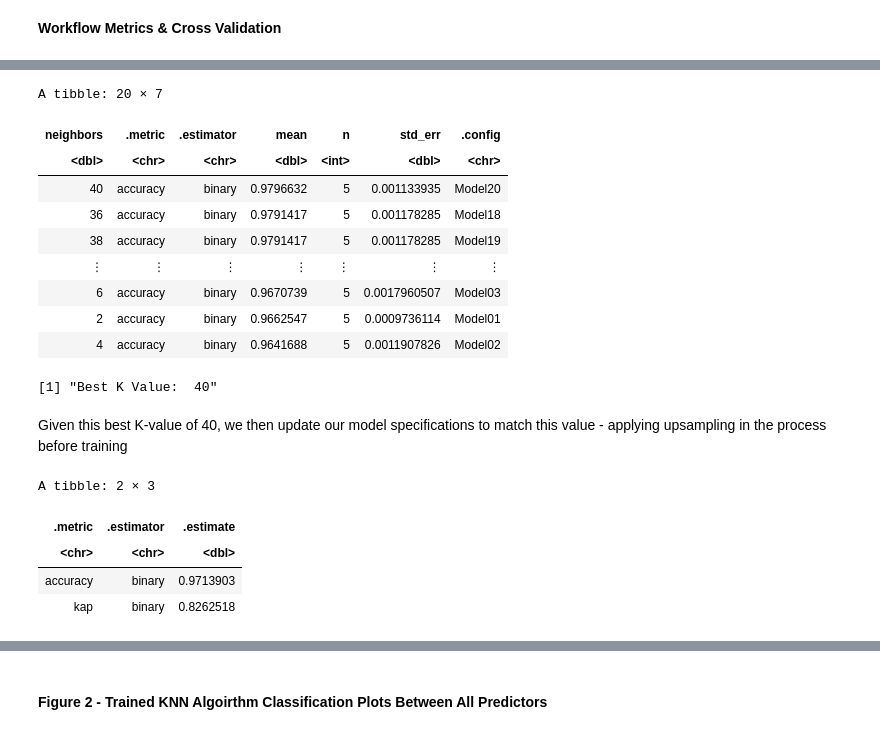
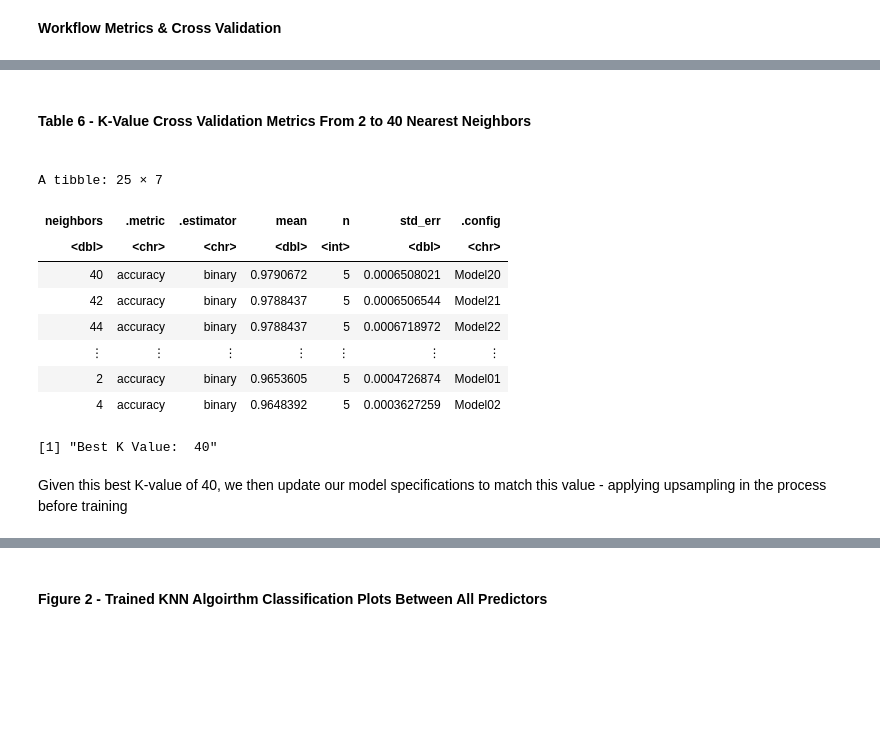
Before and after one commit to Remembria/Group-Analysis-of-Pulsar-Signalling, a Jupyter notebook: Group_Project_Report.ipynb, the cells around one changed output, grey strips where cells are left out. Drawn from its saved outputs; the diff is of its cells as text; code cells hidden in the pictures; blank space fills up the shorter version.

```diff
--- a/Group_Project_Report.ipynb
+++ b/Group_Project_Report.ipynb
@@ -354,6 +354,6 @@ As this first workflow will be used to determine the optimal value of k, we will
 # %%
 pulsar_vfold <- vfold_cv(pulsar_training, v = 5, strata = Class)
-gridvals <- tibble(neighbors = seq(from = 2, to = 40, by = 2))
+gridvals <- tibble(neighbors = seq(from = 2, to = 50, by = 2))
 
 accuracies <- workflow() %>%
     add_model(pulsar_spec) %>%
@@ -380,18 +368,19 @@ A tibble: 20 × 7
+# %% [markdown]
+<h4><b>Table 6</b> - K-Value Cross Validation Metrics From 2 to 40 Nearest Neighbors<h4>
 # %%
-options(repr.matrix.max.rows = 6, repr.matrix.max.cols = 10)
+options(repr.matrix.max.rows = 5, repr.matrix.max.cols = 10)
 accuracies
 print(paste("Best K Value: ", as.character(best_k_value)))
 # %% [output]
-A tibble: 20 × 7
+A tibble: 25 × 7
 | neighbors | .metric | .estimator | mean | n | std_err | .config |
 | <dbl> | <chr> | <chr> | <dbl> | <int> | <dbl> | <chr> |
-| 40 | accuracy | binary | 0.9796632 | 5 | 0.001133935 | Model20 |
-| 36 | accuracy | binary | 0.9791417 | 5 | 0.001178285 | Model18 |
-| 38 | accuracy | binary | 0.9791417 | 5 | 0.001178285 | Model19 |
+| 40 | accuracy | binary | 0.9790672 | 5 | 0.0006508021 | Model20 |
+| 42 | accuracy | binary | 0.9788437 | 5 | 0.0006506544 | Model21 |
+| 44 | accuracy | binary | 0.9788437 | 5 | 0.0006718972 | Model22 |
 | ⋮ | ⋮ | ⋮ | ⋮ | ⋮ | ⋮ | ⋮ |
-| 6 | accuracy | binary | 0.9670739 | 5 | 0.0017960507 | Model03 |
-| 2 | accuracy | binary | 0.9662547 | 5 | 0.0009736114 | Model01 |
-| 4 | accuracy | binary | 0.9641688 | 5 | 0.0011907826 | Model02 |
+| 2 | accuracy | binary | 0.9653605 | 5 | 0.0004726874 | Model01 |
+| 4 | accuracy | binary | 0.9648392 | 5 | 0.0003627259 | Model02 |
 [1] "Best K Value:  40"
 # %% [markdown]
 Given this best K-value of 40, we then update our model specifications to match this value - applying upsampling in the process before training
@@ -414,11 +403,3 @@ pulsar_metrics <- pulsar_fit %>%
     predict(pulsar_testing) %>%
     bind_cols(pulsar_testing) %>%
     metrics(truth = Class, estimate = .pred_class)
-
-pulsar_metrics
-# %% [output]
-A tibble: 2 × 3
-| .metric | .estimator | .estimate |
-| <chr> | <chr> | <dbl> |
-| accuracy | binary | 0.9713903 |
-| kap | binary | 0.8262518 |
```
Also changed, not shown: parts of 14 cells of this notebook.
